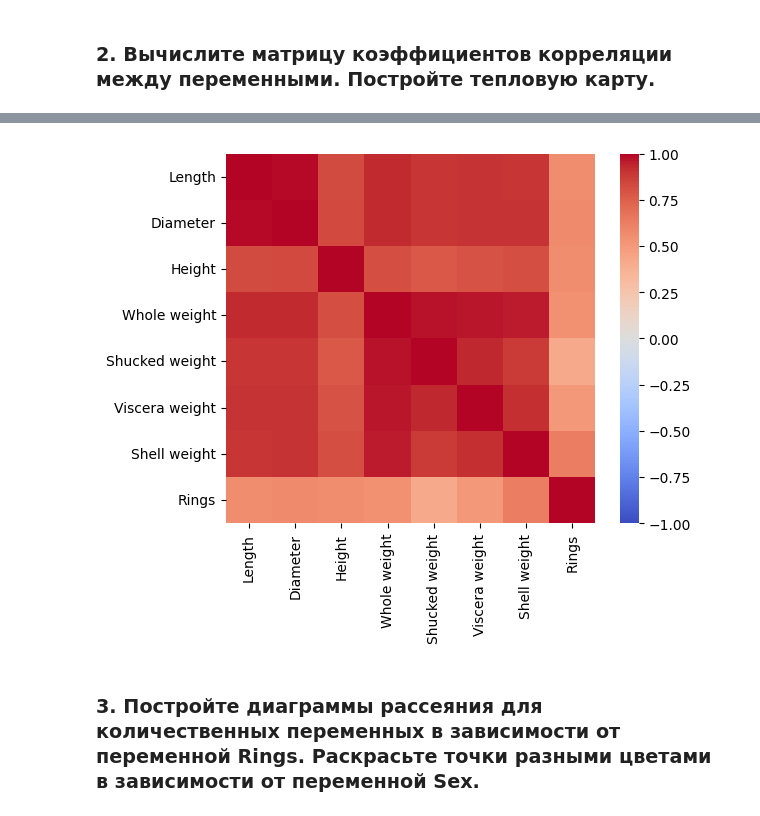
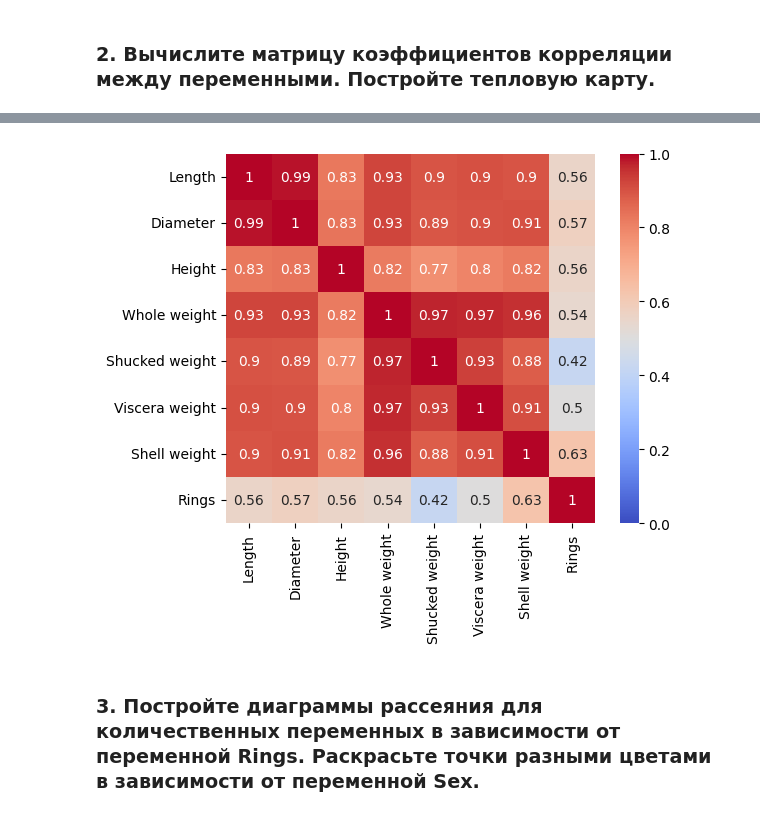
Before and after one commit to MimPe9/mmbionf, a Jupyter notebook: Homework3.ipynb, the cells around one changed output, grey strips where cells are left out. Cells and saved outputs as stored; diff of their text form; code cells hidden in the pictures.

```diff
--- a/Homework3.ipynb
+++ b/Homework3.ipynb
@@ -161,10 +161,10 @@ corr_mat
 | Shell weight | 0.897706 | 0.905330 | 0.817338 | 0.955355 | 0.882617 | 0.907656 | 1.000000 | 0.627574 |
 | Rings | 0.556720 | 0.574660 | 0.557467 | 0.540390 | 0.420884 | 0.503819 | 0.627574 | 1.000000 |
 # %%
-sns.heatmap(corr_mat, square=True, vmin=-1, vmax=1, cmap='coolwarm')
+sns.heatmap(corr_mat, square=True, annot=True, vmin=0, vmax=1, cmap='coolwarm')
 pass
 # %% [output]
-[figure, old version]
+[figure, new version]
 # %% [markdown]
 ### 3. Постройте диаграммы рассеяния для количественных переменных в зависимости от переменной Rings. Раскрасьте точки разными цветами в зависимости от переменной Sex.
 # %%
```
Also changed, not shown: parts of 7 cells of this notebook.
